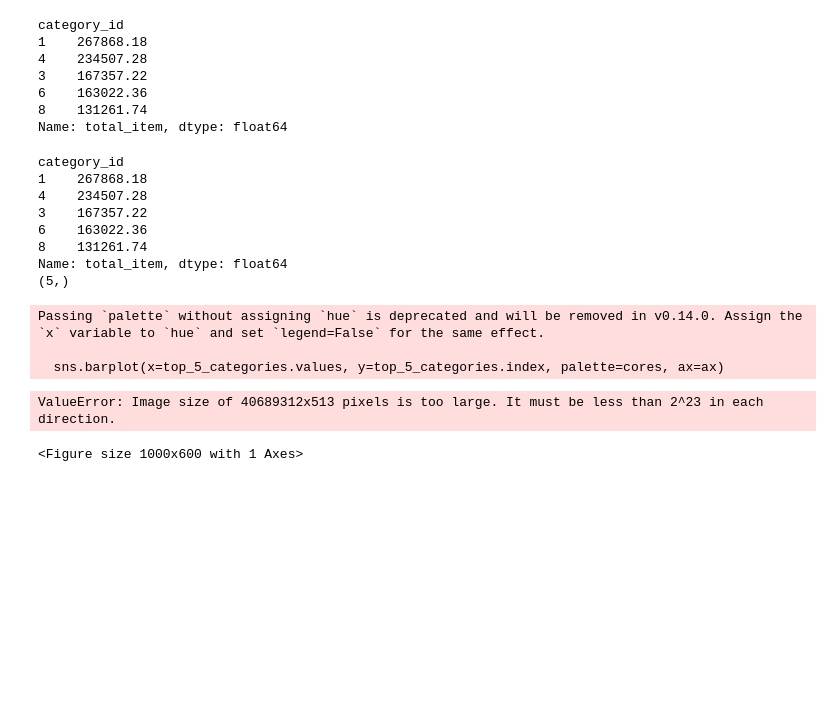
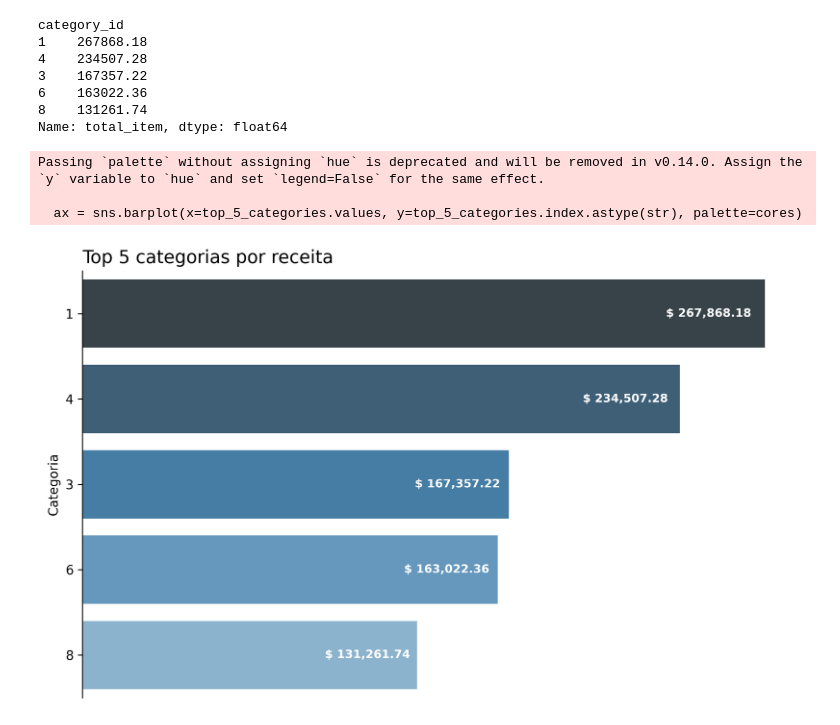
Before and after one commit to raulward/projeto-northwind, a Jupyter notebook: woorkbook.ipynb, the cells around one changed output. Saved outputs shown, nothing was run; the diff lists cells and outputs as text; code cells hidden in the pictures; blank space fills up the shorter version.

```diff
--- a/woorkbook.ipynb
+++ b/woorkbook.ipynb
@@ -437,48 +447,29 @@ category_id
 6    163022.36
 8    131261.74
 Name: total_item, dtype: float64
-# %%
-print(top_5_categories)
-print(top_5_categories.shape)
-# %% [output]
-category_id
-1    267868.18
-4    234507.28
-3    167357.22
-6    163022.36
-8    131261.74
-Name: total_item, dtype: float64
-(5,)
 # %%
-import matplotlib.pyplot as plt
-import seaborn as sns
+fig, ax = plt.subplots(figsize=(10, 6), dpi=300)
 
-# Confirma que a variável tem no máximo 5 elementos
-top_5_categories = top_5_categories.sort_values(ascending=False).head(5)
+ax = sns.barplot(x=top_5_categories.values, y=top_5_categories.index.astype(str), palette=cores)
 
-fig, ax = plt.subplots(figsize=(10, 6))
+# Invertendo a paleta de cores para valores mais altos ficarem mais escuros e mais baixos ficarem mais claros
+cores = sns.color_palette("Blues_d", n_colors=10)[::-2]
 
-cores = sns.color_palette("Blues_d", n_colors=len(top_5_categories))[::-1]
-
-sns.barplot(x=top_5_categories.values, y=top_5_categories.index, palette=cores, ax=ax)
+ax.set_title("Top 5 categorias por receita", loc='left', fontsize=14)
+ax.set_ylabel("Categoria")
 
 for i, (valor, nome) in enumerate(zip(top_5_categories.values, top_5_categories.index)):
     ax.text(valor * 0.98, i, f"$ {valor:,.2f}", ha='right', va='center', color='white', fontsize=9, fontweight='bold')
 
 ax.spines['top'].set_visible(False)
 ax.spines['right'].set_visible(False)
 ax.spines['bottom'].set_visible(False)
 
-ax.set_title("Top 5 categorias por receita", loc='left', fontsize=14)
-ax.set_ylabel("Categoria")
-ax.set_xlabel("")
 ax.xaxis.set_visible(False)
 
-plt.tight_layout()
 plt.show()
 # %% [output]
-Passing `palette` without assigning `hue` is deprecated and will be removed in v0.14.0. Assign the `x` variable to `hue` and set `legend=False` for the same effect.
+Passing `palette` without assigning `hue` is deprecated and will be removed in v0.14.0. Assign the `y` variable to `hue` and set `legend=False` for the same effect.
 
-  sns.barplot(x=top_5_categories.values, y=top_5_categories.index, palette=cores, ax=ax)
+  ax = sns.barplot(x=top_5_categories.values, y=top_5_categories.index.astype(str), palette=cores)
-ValueError: Image size of 40689312x513 pixels is too large. It must be less than 2^23 in each direction.
-<Figure size 1000x600 with 1 Axes>
+[figure, added]
```
Also changed, not shown: parts of 4 cells of this notebook.
